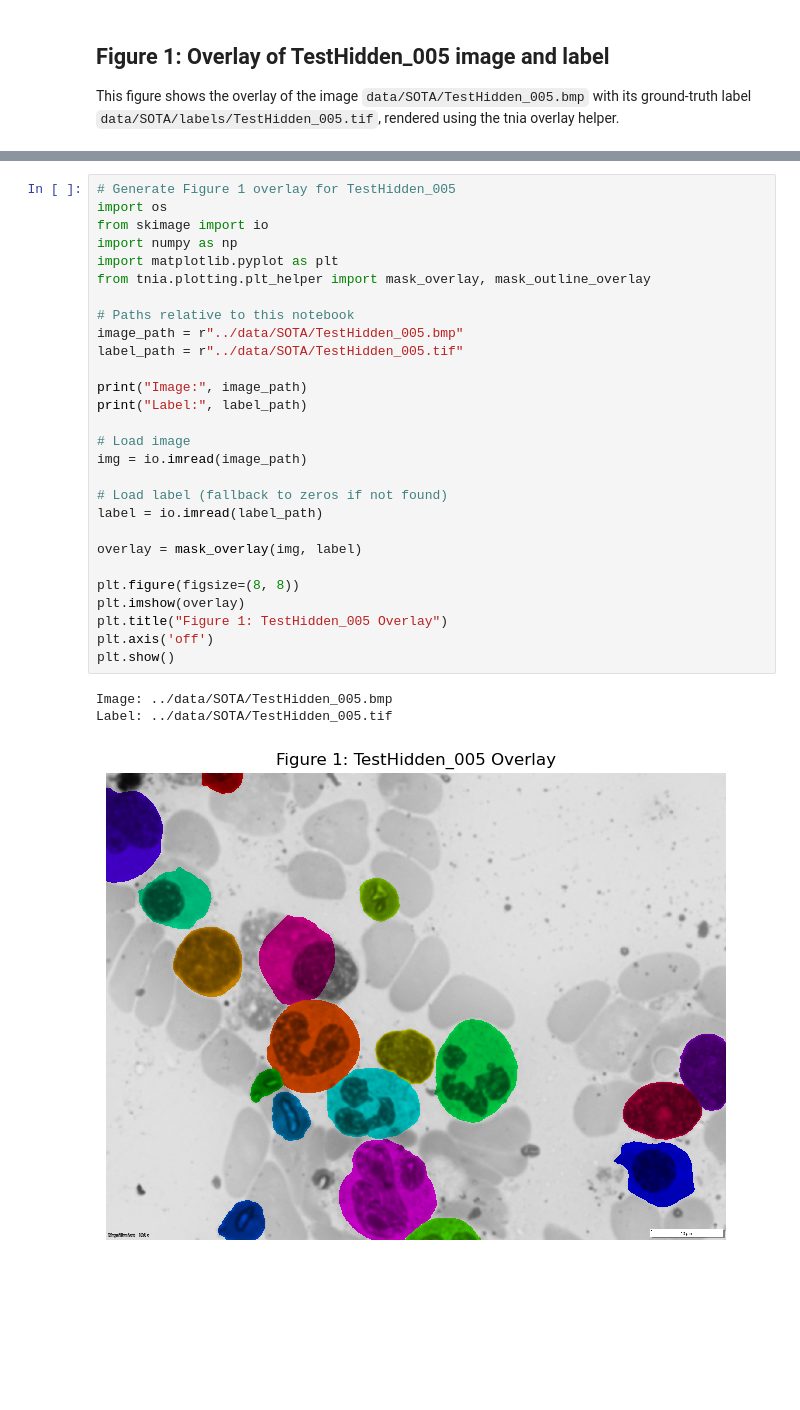
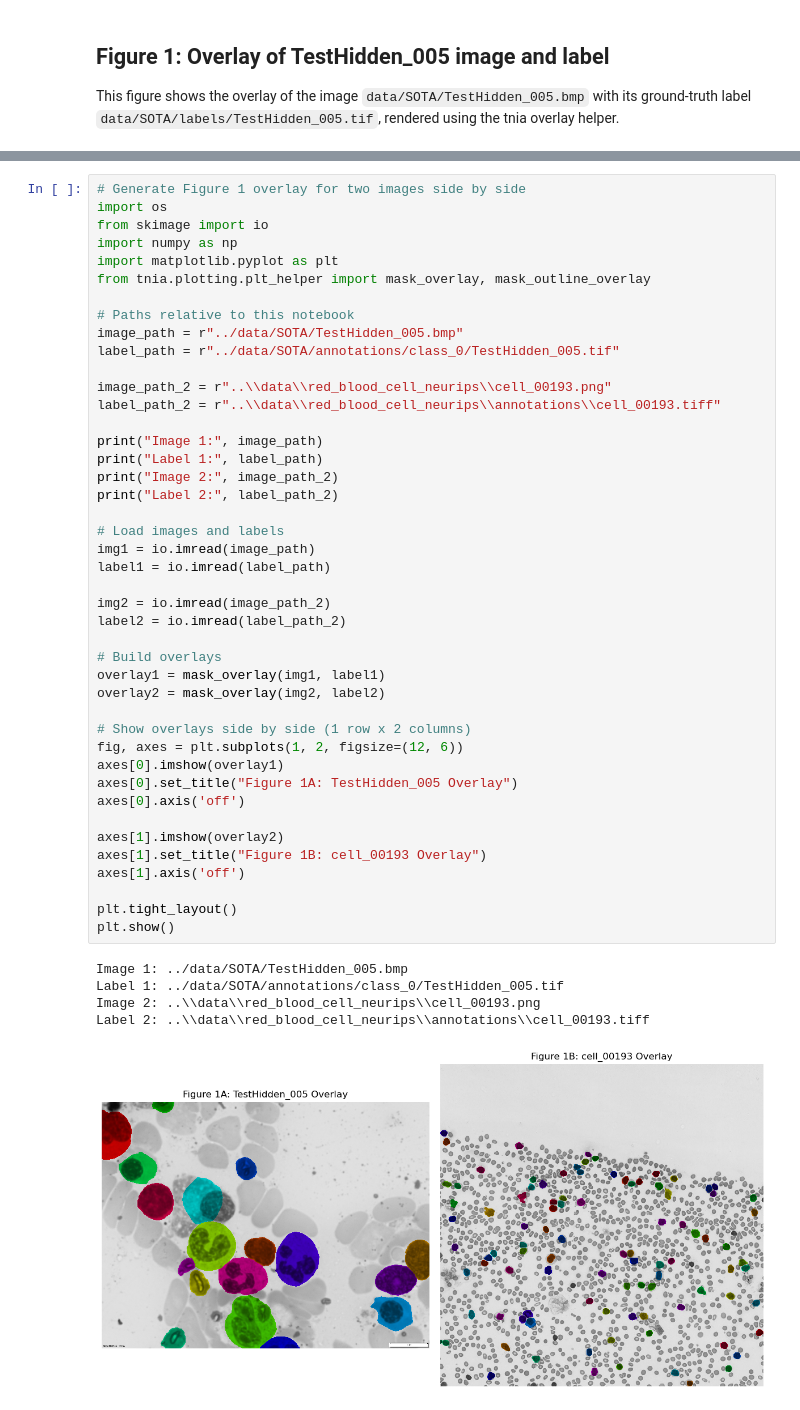
Before and after one commit to bnorthan/reproducible-dl-seg-article, a Jupyter notebook: figures/figure1.ipynb, the cells around one changed output, grey strips where cells are left out. Saved outputs shown, nothing was run; the diff lists cells and outputs as text; blank space fills up the shorter version.

Commit message:
Iterate on figures

```diff
--- a/figures/figure1.ipynb
+++ b/figures/figure1.ipynb
@@ -5,33 +7,50 @@ This figure shows the overlay of the image `data/SOTA/TestHidden_005.bmp` with i
 # %%
-# Generate Figure 1 overlay for TestHidden_005
+# Generate Figure 1 overlay for two images side by side
 import os
 from skimage import io
 import numpy as np
 import matplotlib.pyplot as plt
 from tnia.plotting.plt_helper import mask_overlay, mask_outline_overlay
 
 # Paths relative to this notebook
 image_path = r"../data/SOTA/TestHidden_005.bmp"
-label_path = r"../data/SOTA/TestHidden_005.tif"
+label_path = r"../data/SOTA/annotations/class_0/TestHidden_005.tif"
 
-print("Image:", image_path)
-print("Label:", label_path)
+image_path_2 = r"..\\data\\red_blood_cell_neurips\\cell_00193.png"
+label_path_2 = r"..\\data\\red_blood_cell_neurips\\annotations\\cell_00193.tiff"
 
-# Load image
-img = io.imread(image_path)
+print("Image 1:", image_path)
+print("Label 1:", label_path)
+print("Image 2:", image_path_2)
+print("Label 2:", label_path_2)
 
-# Load label (fallback to zeros if not found)
-label = io.imread(label_path)
+# Load images and labels
+img1 = io.imread(image_path)
+label1 = io.imread(label_path)
 
-overlay = mask_overlay(img, label)
+img2 = io.imread(image_path_2)
+label2 = io.imread(label_path_2)
 
-plt.figure(figsize=(8, 8))
-plt.imshow(overlay)
-plt.title("Figure 1: TestHidden_005 Overlay")
-plt.axis('off')
+# Build overlays
+overlay1 = mask_overlay(img1, label1)
+overlay2 = mask_overlay(img2, label2)
+
+# Show overlays side by side (1 row x 2 columns)
+fig, axes = plt.subplots(1, 2, figsize=(12, 6))
+axes[0].imshow(overlay1)
+axes[0].set_title("Figure 1A: TestHidden_005 Overlay")
+axes[0].axis('off')
+
+axes[1].imshow(overlay2)
+axes[1].set_title("Figure 1B: cell_00193 Overlay")
+axes[1].axis('off')
+
+plt.tight_layout()
 plt.show()
 # %% [output]
-Image: ../data/SOTA/TestHidden_005.bmp
-Label: ../data/SOTA/TestHidden_005.tif
+Image 1: ../data/SOTA/TestHidden_005.bmp
+Label 1: ../data/SOTA/annotations/class_0/TestHidden_005.tif
+Image 2: ..\\data\\red_blood_cell_neurips\\cell_00193.png
+Label 2: ..\\data\\red_blood_cell_neurips\\annotations\\cell_00193.tiff
-[figure, old version]
+[figure, new version]
 # %%
```
Also changed, not shown: parts of 2 cells of this notebook, 1 other file.
